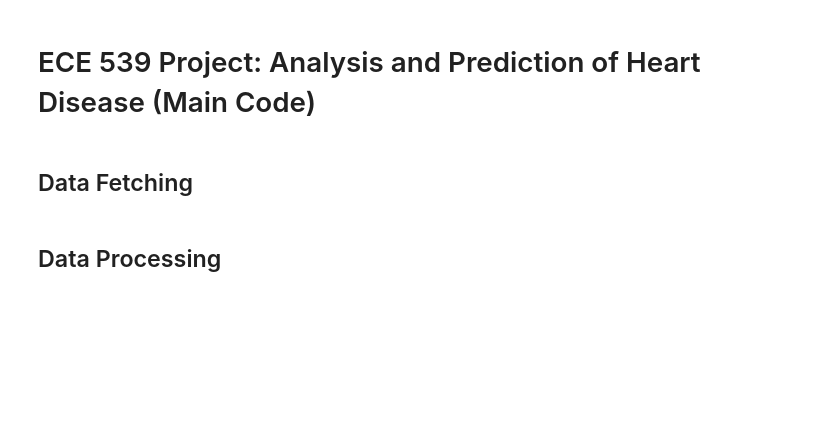
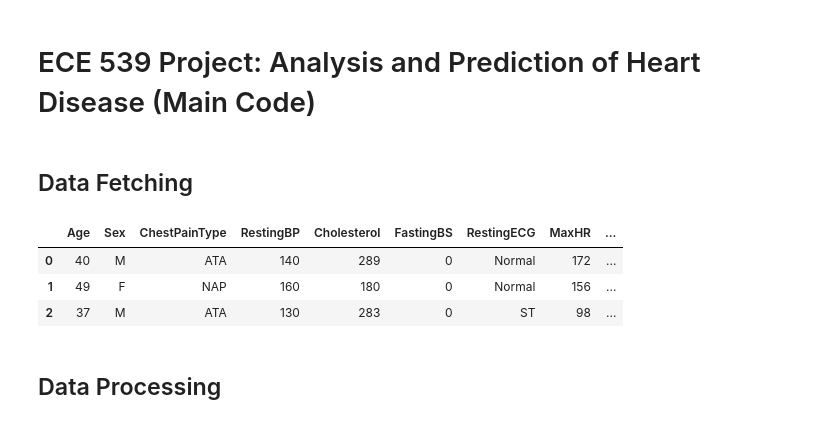
Before and after one commit to yongleyuan/ece539-project, a Jupyter notebook: main.ipynb, the cells around one changed output. Drawn from its saved outputs; the diff is of its cells as text; code cells hidden in the pictures; blank space fills up the shorter version.

```diff
--- a/main.ipynb
+++ b/main.ipynb
@@ -28,7 +39,14 @@ from sklearn.linear_model import LogisticRegression
 # data from https://www.kaggle.com/datasets/johnsmith88/heart-disease-dataset
 # possible alternate: https://www.kaggle.com/datasets/fedesoriano/heart-failure-prediction?select=heart.csv
 
-data = pd.read_csv(os.path.join(DIR, 'heart.csv'))
+data = pd.read_csv(os.path.join(DIR, 'heart.csv'), delimiter=',')
+# %%
+data.head(3)
+# %% [output]
+|  | Age | Sex | ChestPainType | RestingBP | Cholesterol | FastingBS | RestingECG | MaxHR | ... |
+| 0 | 40 | M | ATA | 140 | 289 | 0 | Normal | 172 | ... |
+| 1 | 49 | F | NAP | 160 | 180 | 0 | Normal | 156 | ... |
+| 2 | 37 | M | ATA | 130 | 283 | 0 | ST | 98 | ... |
 # %% [markdown]
 ## Data Processing
 # %% [markdown]
```
Also changed, not shown: parts of 25 cells of this notebook.
